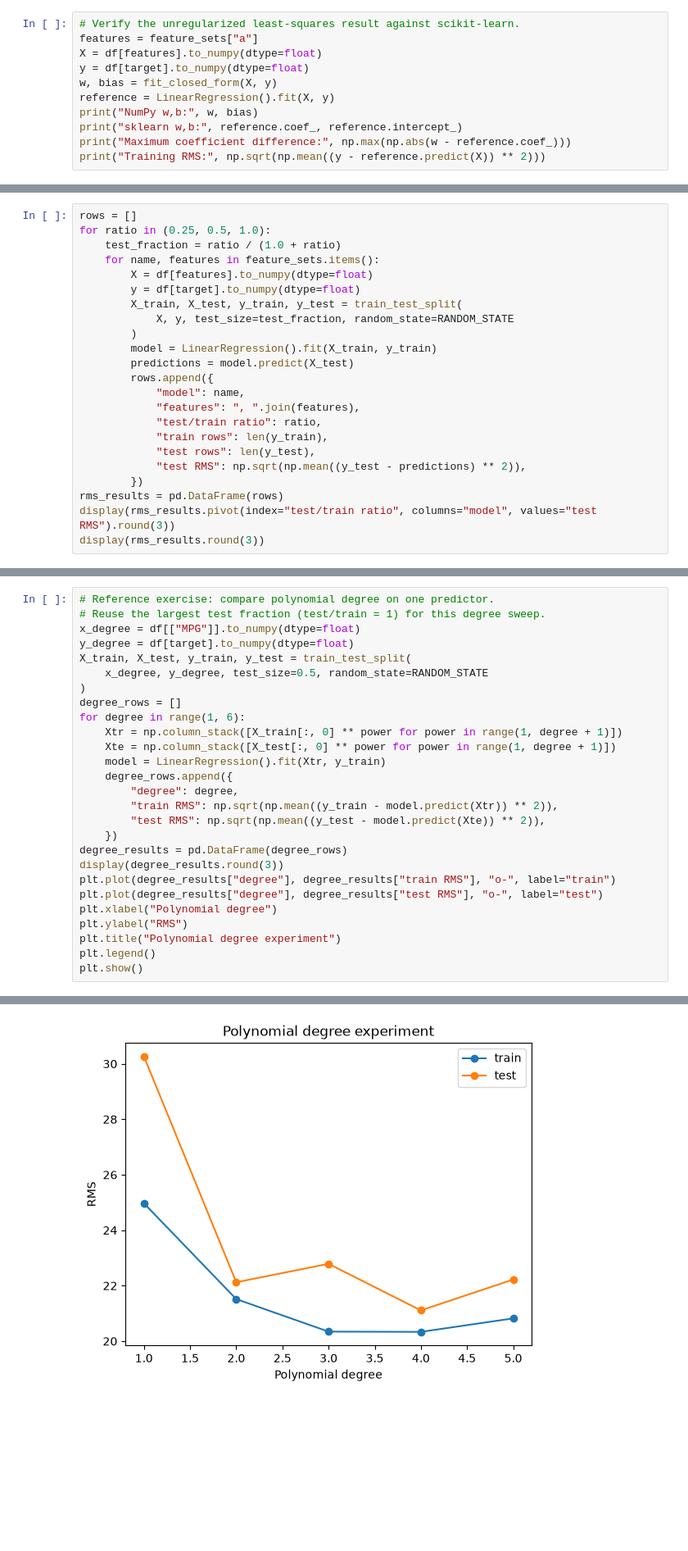
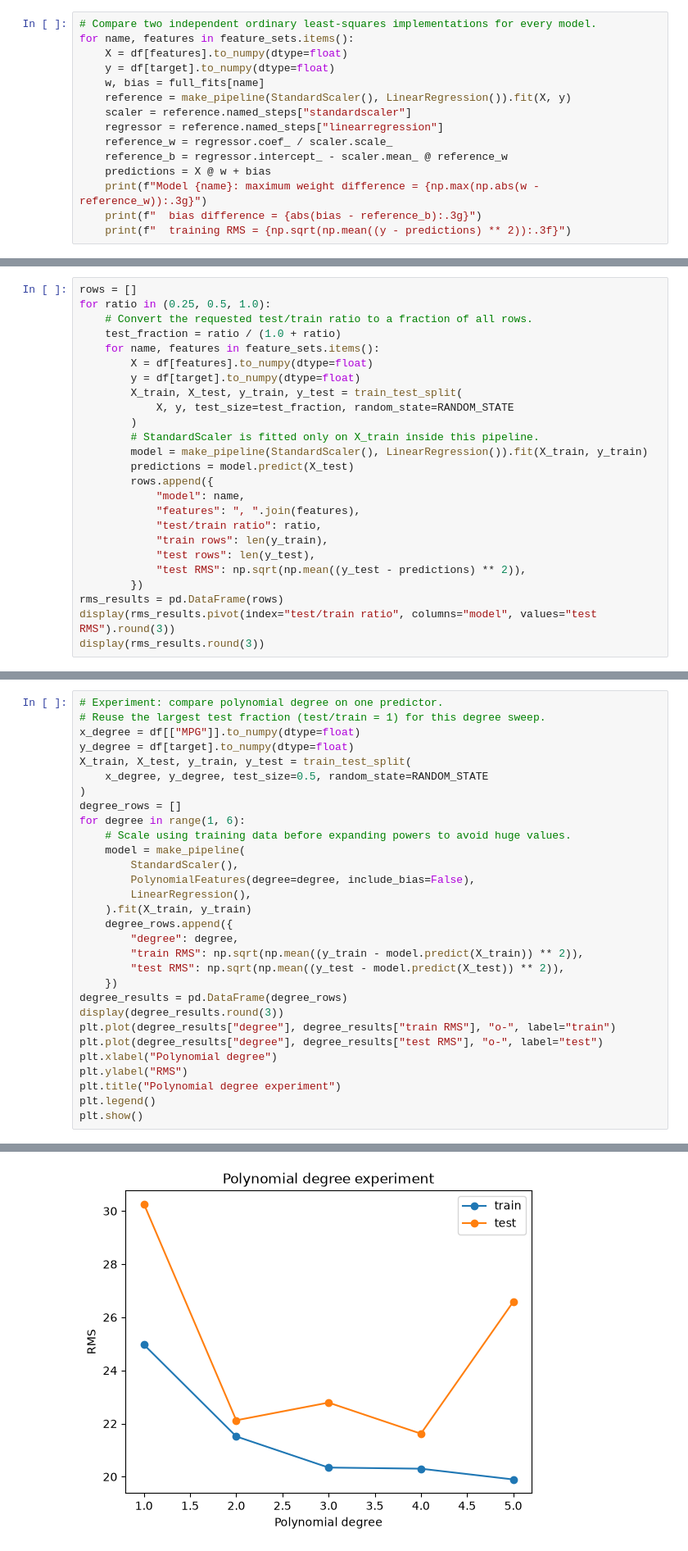
Before and after one commit to IlliaVor/linear-regression-assignment-1, a Jupyter notebook: Assignment1_2_Student.ipynb, the cells around one changed output, grey strips where cells are left out. Shown at 82% size. Saved outputs shown, nothing was run; the diff lists cells and outputs as text; blank space fills up the shorter version.

```diff
--- a/Assignment1_2_Student.ipynb
+++ b/Assignment1_2_Student.ipynb
@@ -131,14 +140,18 @@ plt.show()
 # %% [output]
 [figure]
 # %%
-# Verify the unregularized least-squares result against scikit-learn.
-features = feature_sets["a"]
-X = df[features].to_numpy(dtype=float)
-y = df[target].to_numpy(dtype=float)
-w, bias = fit_closed_form(X, y)
-reference = LinearRegression().fit(X, y)
-print("NumPy w,b:", w, bias)
-print("sklearn w,b:", reference.coef_, reference.intercept_)
-print("Maximum coefficient difference:", np.max(np.abs(w - reference.coef_)))
-print("Training RMS:", np.sqrt(np.mean((y - reference.predict(X)) ** 2)))
+# Compare two independent ordinary least-squares implementations for every model.
+for name, features in feature_sets.items():
+    X = df[features].to_numpy(dtype=float)
+    y = df[target].to_numpy(dtype=float)
+    w, bias = full_fits[name]
+    reference = make_pipeline(StandardScaler(), LinearRegression()).fit(X, y)
+    scaler = reference.named_steps["standardscaler"]
+    regressor = reference.named_steps["linearregression"]
+    reference_w = regressor.coef_ / scaler.scale_
+    reference_b = regressor.intercept_ - scaler.mean_ @ reference_w
+    predictions = X @ w + bias
+    print(f"Model {name}: maximum weight difference = {np.max(np.abs(w - reference_w)):.3g}")
+    print(f"  bias difference = {abs(bias - reference_b):.3g}")
+    print(f"  training RMS = {np.sqrt(np.mean((y - predictions) ** 2)):.3f}")
 # %% [output]
@@ -153,6 +171,7 @@ For ratio r, the test fraction is r / (1 + r). All feature sets use the same det
 # %%
 rows = []
 for ratio in (0.25, 0.5, 1.0):
+    # Convert the requested test/train ratio to a fraction of all rows.
     test_fraction = ratio / (1.0 + ratio)
     for name, features in feature_sets.items():
         X = df[features].to_numpy(dtype=float)
@@ -160,7 +179,8 @@ for ratio in (0.25, 0.5, 1.0):
         X_train, X_test, y_train, y_test = train_test_split(
             X, y, test_size=test_fraction, random_state=RANDOM_STATE
         )
-        model = LinearRegression().fit(X_train, y_train)
+        # StandardScaler is fitted only on X_train inside this pipeline.
+        model = make_pipeline(StandardScaler(), LinearRegression()).fit(X_train, y_train)
         predictions = model.predict(X_test)
         rows.append({
             "model": name,
@@ -194,5 +216,5 @@ display(rms_results.round(3))
 # %%
-# Reference exercise: compare polynomial degree on one predictor.
+# Experiment: compare polynomial degree on one predictor.
 # Reuse the largest test fraction (test/train = 1) for this degree sweep.
 x_degree = df[["MPG"]].to_numpy(dtype=float)
 y_degree = df[target].to_numpy(dtype=float)
@@ -201,13 +223,16 @@ X_train, X_test, y_train, y_test = train_test_split(
 )
 degree_rows = []
 for degree in range(1, 6):
-    Xtr = np.column_stack([X_train[:, 0] ** power for power in range(1, degree + 1)])
-    Xte = np.column_stack([X_test[:, 0] ** power for power in range(1, degree + 1)])
-    model = LinearRegression().fit(Xtr, y_train)
+    # Scale using training data before expanding powers to avoid huge values.
+    model = make_pipeline(
+        StandardScaler(),
+        PolynomialFeatures(degree=degree, include_bias=False),
+        LinearRegression(),
+    ).fit(X_train, y_train)
     degree_rows.append({
         "degree": degree,
-        "train RMS": np.sqrt(np.mean((y_train - model.predict(Xtr)) ** 2)),
-        "test RMS": np.sqrt(np.mean((y_test - model.predict(Xte)) ** 2)),
+        "train RMS": np.sqrt(np.mean((y_train - model.predict(X_train)) ** 2)),
+        "test RMS": np.sqrt(np.mean((y_test - model.predict(X_test)) ** 2)),
     })
 degree_results = pd.DataFrame(degree_rows)
 display(degree_results.round(3))
@@ -228,2 +253,2 @@ plt.show()
-[figure, old version]
+[figure, new version]
 # %% [markdown]
```
Also changed, not shown: parts of 16 cells of this notebook, 3 other files.
